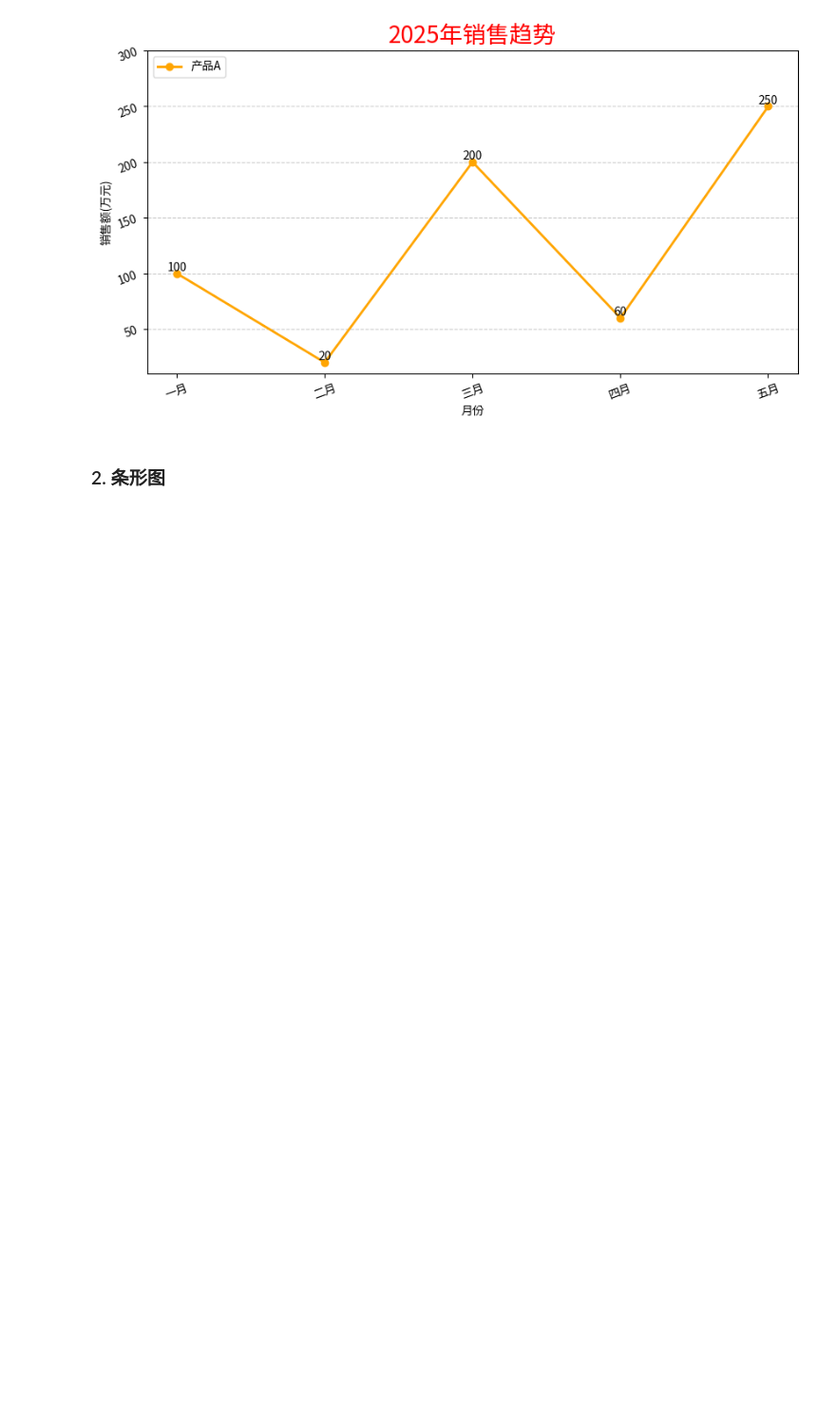
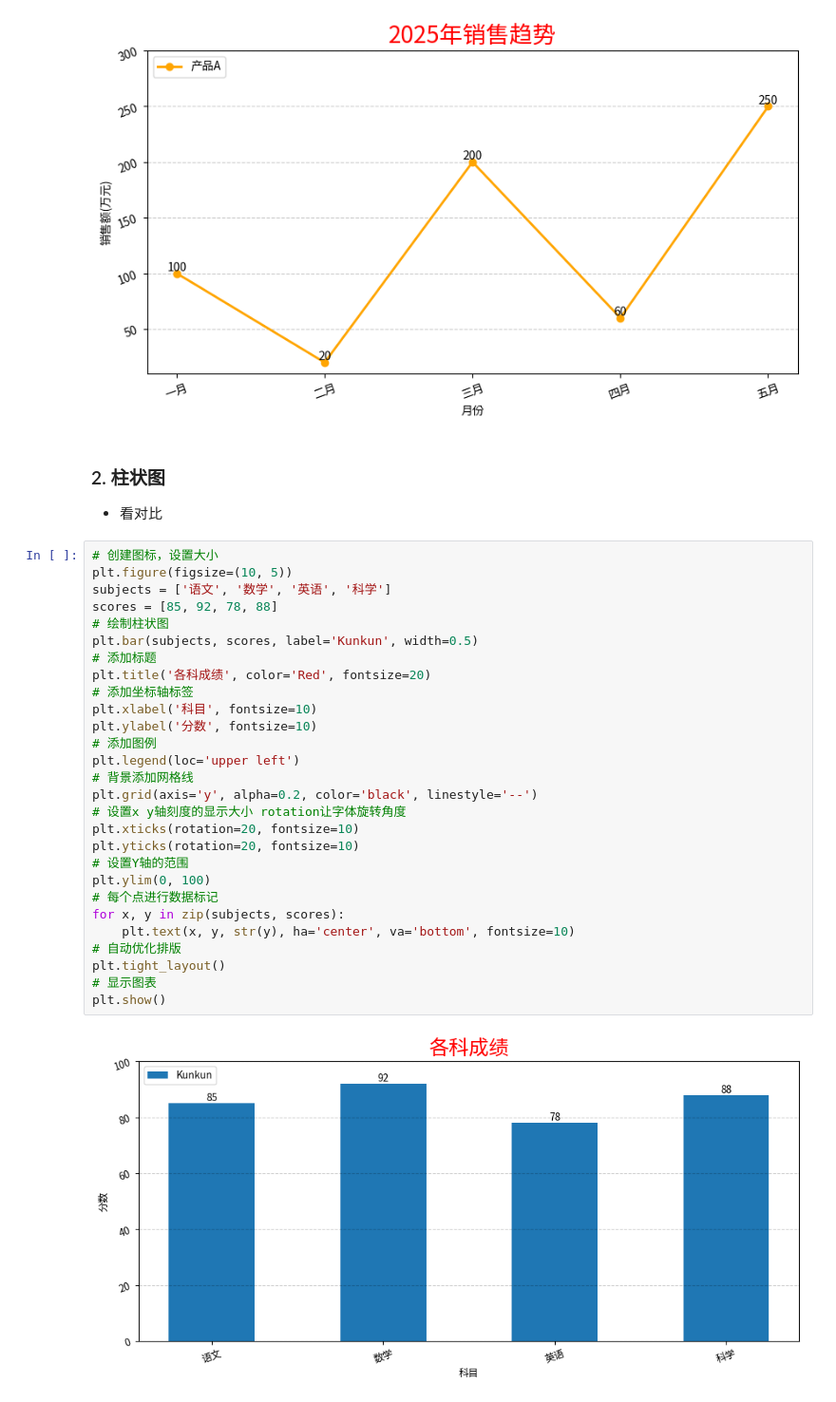
Before and after one commit to WithoutBug8/A_n_M_Learning_Repo, a Jupyter notebook: Machine Learning/Numpy_Pandas_Matplotlib/Matplotlib/Notes/1. Matplotlib学习.ipynb, the cells around one changed output. Shown at 95% size. Cells and saved outputs as stored; diff of their text form; blank space fills up the shorter version.

Commit message:
Learn the matplotlib to draw diagram

```diff
--- a/Machine Learning/Numpy_Pandas_Matplotlib/Matplotlib/Notes/1. Matplotlib学习.ipynb
+++ b/Machine Learning/Numpy_Pandas_Matplotlib/Matplotlib/Notes/1. Matplotlib学习.ipynb
@@ -50,4 +51,35 @@ plt.show()
 # %% [output]
 [figure]
 # %% [markdown]
-### 2. 条形图
+### 2. 柱状图
+- 看对比
+# %%
+# 创建图标，设置大小
+plt.figure(figsize=(10, 5))
+subjects = ['语文', '数学', '英语', '科学']
+scores = [85, 92, 78, 88]
+# 绘制柱状图
+plt.bar(subjects, scores, label='Kunkun', width=0.5)
+# 添加标题
+plt.title('各科成绩', color='Red', fontsize=20)
+# 添加坐标轴标签
+plt.xlabel('科目', fontsize=10)
+plt.ylabel('分数', fontsize=10)
+# 添加图例
+plt.legend(loc='upper left')
+# 背景添加网格线
+plt.grid(axis='y', alpha=0.2, color='black', linestyle='--')
+# 设置x y轴刻度的显示大小 rotation让字体旋转角度
+plt.xticks(rotation=20, fontsize=10)
+plt.yticks(rotation=20, fontsize=10)
+# 设置Y轴的范围
+plt.ylim(0, 100)
+# 每个点进行数据标记
+for x, y in zip(subjects, scores):
+    plt.text(x, y, str(y), ha='center', va='bottom', fontsize=10)
+# 自动优化排版
+plt.tight_layout()
+# 显示图表
+plt.show()
+# %% [output]
+[figure, added]
```
Also changed, not shown: parts of 14 cells of this notebook.
